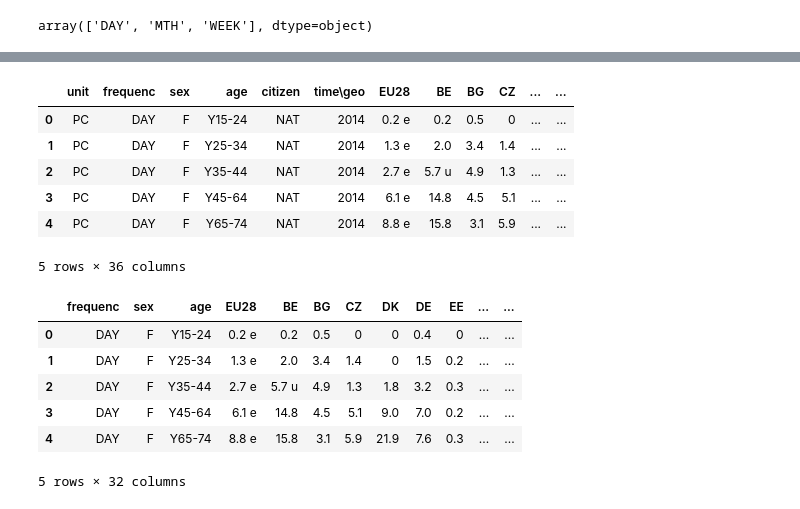
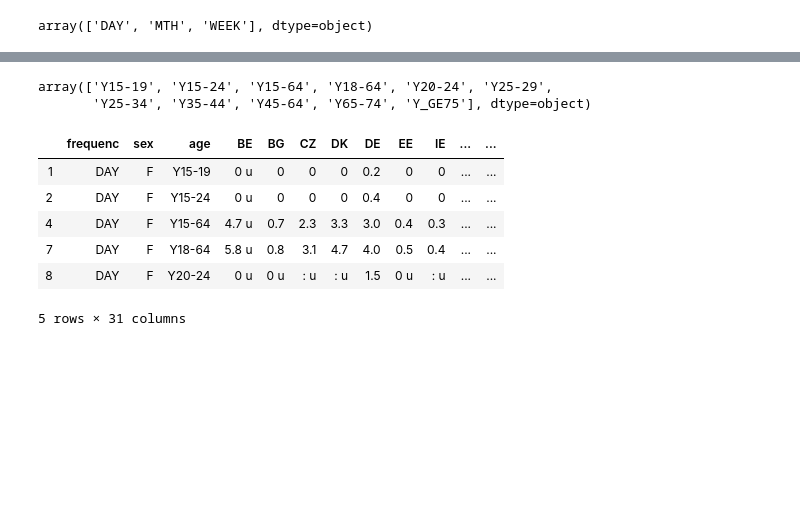
Before and after one commit to Helenagh90/alcohol_consumption_project, a Jupyter notebook: JupyterNotebook.ipynb, the cells around one changed output, grey strips where cells are left out. Saved outputs shown, nothing was run; the diff lists cells and outputs as text; code cells hidden in the pictures; blank space fills up the shorter version.

```diff
--- a/JupyterNotebook.ipynb
+++ b/JupyterNotebook.ipynb
@@ -66,8 +73,10 @@ df["frequenc"].unique()
 array(['DAY', 'LT1M', 'MTH', 'NM12', 'NVR', 'NVR_NM12', 'WEEK'],
       dtype=object)
 # %%
-# Nos quedamos sólo con "DAY", "MTH" y "WEEK":
-df = df.drop(df[df["frequenc"] == "LT1M"].index).drop(df[df["frequenc"] == "NM12"].index).drop(df[df["frequenc"] == "NVR"].index).drop(df[df["frequenc"] == "NVR_NM12"].index)
+# Nos quedamos sólo con "DAY", "MTH" y "WEEK", eliminamos el resto:
+frequenc_list = ["LT1M", "NM12", "NVR", "NVR_NM12"]
+delete_rows(df, 'frequenc', frequenc_list)
+
 df["frequenc"].unique()
 # %% [output]
 array(['DAY', 'MTH', 'WEEK'], dtype=object)
@@ -81,4 +90,0 @@ array(['TOTAL', 'Y15-24', 'Y15-29', 'Y15-64', 'Y18-24', 'Y18-44',
-# %%
-# Eliminamos todos los intervalos que no vamos a usar en el estudio y renombramos "Y_GE75":
-df = df.drop(df[df["age"] == "TOTAL"].index).drop(df[df["age"] == "Y15-29"].index).drop(df[df["age"] == "Y15-64"].index).drop(df[df["age"] == "Y18-24"].index).drop(df[df["age"] == "Y18-44"].index).drop(df[df["age"] == "Y18-64"].index).drop(df[df["age"] == "Y25-64"].index).drop(df[df["age"] == "Y45-54"].index).drop(df[df["age"] == "Y55-64"].index).drop(df[df["age"] == "Y_GE18"].index).drop(df[df["age"] == "Y_GE65"].index)
-df["age"].unique()
@@ -103,4 +90,0 @@ df.groupby(by = "citizen").agg(sum)
-# %%
-# Nos quedamos con sólo NAT:
-df = df.drop((df[df["citizen"] == "EU28_FOR"]).index).drop((df[df["citizen"] == "FOR"]).index).drop((df[df["citizen"] == "NEU28_FOR"]).index)
-df.head()
@@ -115,29 +91,27 @@ df.head()
-# %%
-# Reseteamos index:
-df = df.reset_index()
-df = df.drop("index", axis = 1)
-df.head()
-# %% [output]
-|  | unit | frequenc | sex | age | citizen | time\geo | EU28 | BE | BG | CZ | ... | ... |
-| 0 | PC | DAY | F | Y15-24 | NAT | 2014 | 0.2 e | 0.2 | 0.5 | 0 | ... | ... |
-| 1 | PC | DAY | F | Y25-34 | NAT | 2014 | 1.3 e | 2.0 | 3.4 | 1.4 | ... | ... |
-| 2 | PC | DAY | F | Y35-44 | NAT | 2014 | 2.7 e | 5.7 u | 4.9 | 1.3 | ... | ... |
-| 3 | PC | DAY | F | Y45-64 | NAT | 2014 | 6.1 e | 14.8 | 4.5 | 5.1 | ... | ... |
-| 4 | PC | DAY | F | Y65-74 | NAT | 2014 | 8.8 e | 15.8 | 3.1 | 5.9 | ... | ... |
-5 rows × 36 columns
+# %%
+# Eliminamos todos los intervalos que no vamos a usar en el estudio:
+age_list = ["TOTAL", "Y15-29", "Y18-24", "Y18-44", "Y25-64", "Y45-54", "Y55-64", "Y_GE18", "Y_GE65"]
+delete_rows(df, 'age', age_list)
+
+df["age"].unique()
+# %% [output]
+array(['Y15-19', 'Y15-24', 'Y15-64', 'Y18-64', 'Y20-24', 'Y25-29',
+       'Y25-34', 'Y35-44', 'Y45-64', 'Y65-74', 'Y_GE75'], dtype=object)
 # %%
-# Comprobamos que las columnas "unit", "time\geo" y "citizen" no proporcionan info, las borramos.
-# Borramos Turqía por no estar en el EU28.
-df = df.drop(["unit", "time\geo", "citizen", "TR"], axis = 1)
+# Borramos columnas:
+# Comprobamos que "unit", "time\geo" y "isced11" no proporcionan info y que Turquía no está la UE, borramos todo:
+df = df.drop(["unit", "time\geo", "isced11", "TR"], axis = 1)
+# Elimino EU28 ya que no quiero tener totales:
+df = df.drop(["EU28"], axis = 1)
 df.head()
 # %% [output]
-|  | frequenc | sex | age | EU28 | BE | BG | CZ | DK | DE | EE | ... | ... |
-| 0 | DAY | F | Y15-24 | 0.2 e | 0.2 | 0.5 | 0 | 0 | 0.4 | 0 | ... | ... |
-| 1 | DAY | F | Y25-34 | 1.3 e | 2.0 | 3.4 | 1.4 | 0 | 1.5 | 0.2 | ... | ... |
-| 2 | DAY | F | Y35-44 | 2.7 e | 5.7 u | 4.9 | 1.3 | 1.8 | 3.2 | 0.3 | ... | ... |
-| 3 | DAY | F | Y45-64 | 6.1 e | 14.8 | 4.5 | 5.1 | 9.0 | 7.0 | 0.2 | ... | ... |
-| 4 | DAY | F | Y65-74 | 8.8 e | 15.8 | 3.1 | 5.9 | 21.9 | 7.6 | 0.3 | ... | ... |
+|  | frequenc | sex | age | BE | BG | CZ | DK | DE | EE | IE | ... | ... |
+| 1 | DAY | F | Y15-19 | 0 u | 0 | 0 | 0 | 0.2 | 0 | 0 | ... | ... |
+| 2 | DAY | F | Y15-24 | 0 u | 0 | 0 | 0 | 0.4 | 0 | 0 | ... | ... |
+| 4 | DAY | F | Y15-64 | 4.7 u | 0.7 | 2.3 | 3.3 | 3.0 | 0.4 | 0.3 | ... | ... |
+| 7 | DAY | F | Y18-64 | 5.8 u | 0.8 | 3.1 | 4.7 | 4.0 | 0.5 | 0.4 | ... | ... |
+| 8 | DAY | F | Y20-24 | 0 u | 0 u | : u | : u | 1.5 | 0 u | : u | ... | ... |
-5 rows × 32 columns
+5 rows × 31 columns
 # %%
 # Nombres de columnas en mayúscula:
 df.columns = df.columns.str.upper()
```
Also changed, not shown: parts of 23 cells of this notebook, 8 other files.
